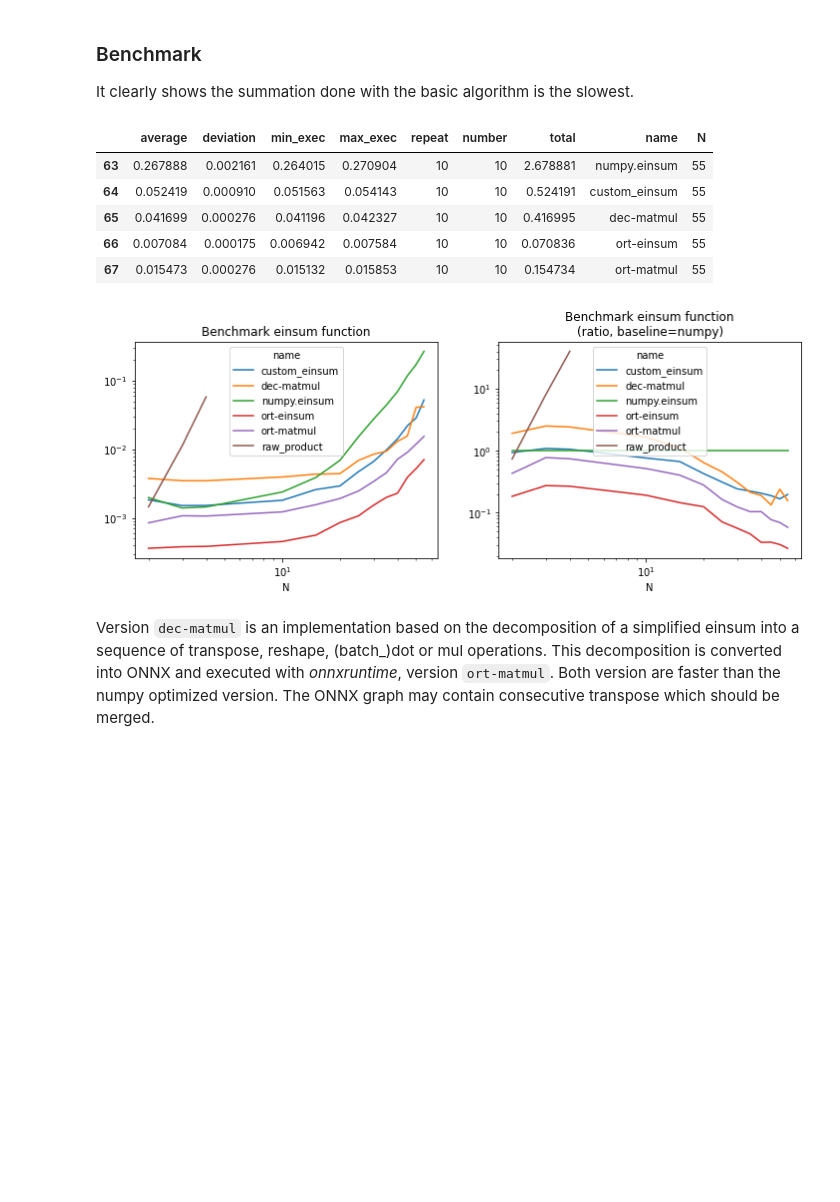
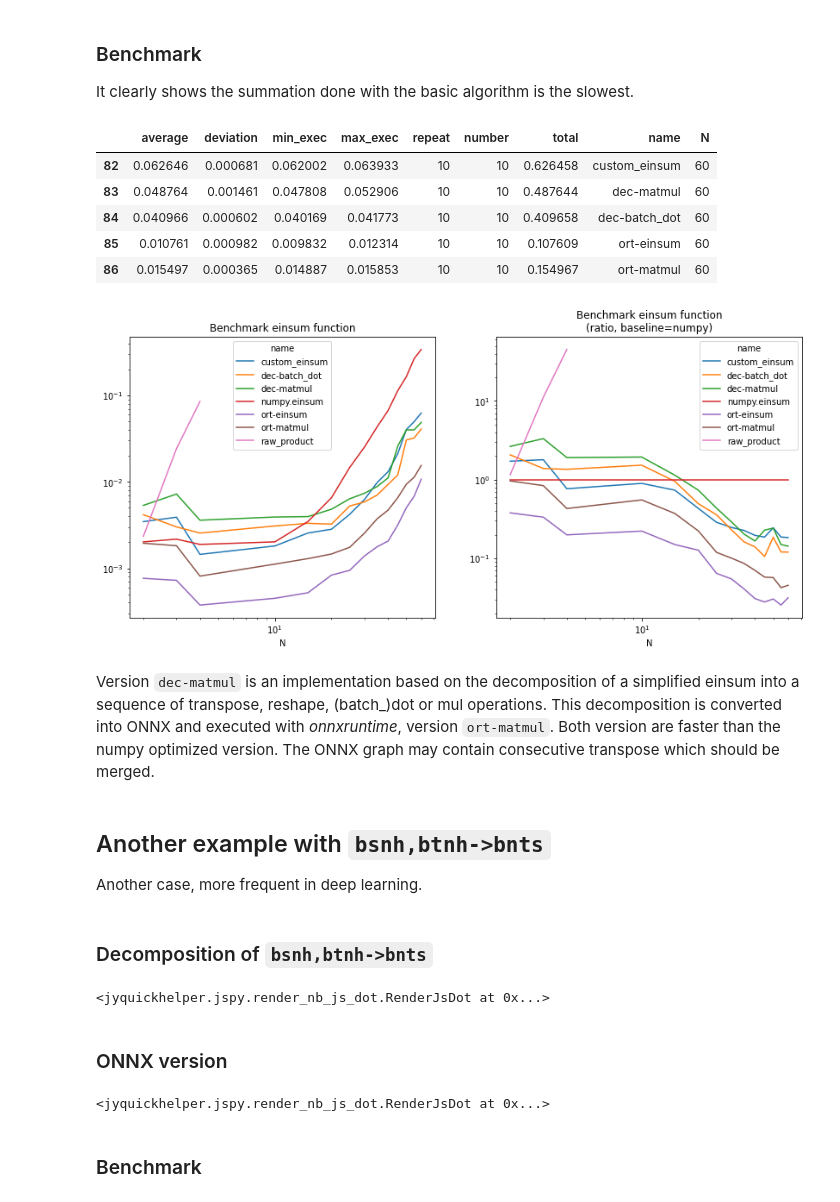
Before and after one commit to sdpython/mlprodict, a Jupyter notebook: _doc/notebooks/einsum_decomposition.ipynb, the cells around one changed output. Saved outputs shown, nothing was run; the diff lists cells and outputs as text; code cells hidden in the pictures; blank space fills up the shorter version.

Commit message:
Minor changes to Einsum decomposition (#259)
* Einsum decomposition
* code coverage

```diff
--- a/_doc/notebooks/einsum_decomposition.ipynb
+++ b/_doc/notebooks/einsum_decomposition.ipynb
@@ -81,8 +81,7 @@ array([[[ 8866198.,  9864696.],
 
 This operator can be used to represent either a multiplication, either a matrix multiplication but it applies only on arrays with the same number of dimensions. It can be broken into multiplication of matrix multiplication.
 # %%
-seq_clean = decompose_einsum_equation("bac,cd,def->ebc", m1.shape, m2.shape, m3.shape,
-                                       strategy='numpy', clean=True)
+seq_clean = decompose_einsum_equation("bac,cd,def->ebc", strategy='numpy', clean=True)
 RenderJsDot(seq_clean.to_dot(size=7))
 # %% [output]
 <jyquickhelper.jspy.render_nb_js_dot.RenderJsDot at 0x...>
@@ -119,7 +118,7 @@ from onnx import helper, numpy_helper
 from onnxruntime import InferenceSession
 
 
-def make_model(equation):
+def make_model1(equation):
     model = helper.make_model(
         opset_imports=[helper.make_operatorsetid('', 13)],
         graph=helper.make_graph(
@@ -136,6 +135,6 @@ def make_model(equation):
     return model
 
 
-model = make_model("bac,cd,def->ebc")
+model = make_model1("bac,cd,def->ebc")
 sess = InferenceSession(model.SerializeToString())
 # %%
@@ -173,26 +174,29 @@ equation = "bac,cd,def->ebc"
 sess = None
 sess2 = None
 seq = None
+seq2 = None
 
 results = []
-for N in tqdm([2, 3, 4, 10, 15, 20, 25, 30, 35, 40, 45, 50, 55]):
+for N in tqdm([2, 3, 4, 10, 15, 20, 25, 30, 35, 40, 45, 50, 55, 60]):
     m1 = numpy.random.randn(N, N, N)
     m2 = numpy.random.randn(N, N)
     m3 = numpy.random.randn(N, N, N)
 
     if seq is None:
-        seq = decompose_einsum_equation(
-            equation, m1.shape, m2.shape, m3.shape, clean=True)
+        seq = decompose_einsum_equation(equation, clean=True)
+    if seq2 is None:
+        seq2 = decompose_einsum_equation(equation, clean=True, strategy='numpy')
     if sess is None:
-        model = make_model(equation)
+        model = make_model1(equation)
         sess = InferenceSession(model.SerializeToString())
     if sess2 is None:
-        onx = seq_clean.to_onnx("Y", "X1", "X2", "X3", dtype=numpy.float32)
+        onx = seq2.to_onnx("Y", "X1", "X2", "X3", dtype=numpy.float32)
         sess2 = InferenceSession(onx.SerializeToString())
 
     res = measure_time(lambda x: numpy.einsum(equation, *x, optimize=True),
                        [m1, m2, m3],
                        repeat=10, number=10)
+
     res['name'] = "numpy.einsum"
     res["N"] = N
     results.append(res)
@@ -208,6 +212,7 @@ for N in tqdm([2, 3, 4, 10, 15, 20, 25, 30, 35, 40, 45, 50, 55]):
     res = measure_time(lambda x: apply_einsum_sequence(seq, *x),
                        [m1, m2, m3],
                        repeat=10, number=10)
+
     res['name'] = "custom_einsum"
     res["N"] = N
     results.append(res)
@@ -216,6 +221,13 @@ for N in tqdm([2, 3, 4, 10, 15, 20, 25, 30, 35, 40, 45, 50, 55]):
                        [m1, m2, m3],
                        repeat=10, number=10)
     res['name'] = "dec-matmul"
+    res["N"] = N
+    results.append(res)
+
+    res = measure_time(lambda x: apply_einsum_sequence(seq2, *x, matmul_impl="pyf"),
+                       [m1, m2, m3],
+                       repeat=10, number=10)
+    res['name'] = "dec-batch_dot"
     res["N"] = N
     results.append(res)
 
@@ -240,26 +252,46 @@ df = DataFrame(results)
 df.tail()
 # %% [output]
 |  | average | deviation | min_exec | max_exec | repeat | number | total | name | N |
-| 63 | 0.267888 | 0.002161 | 0.264015 | 0.270904 | 10 | 10 | 2.678881 | numpy.einsum | 55 |
-| 64 | 0.052419 | 0.000910 | 0.051563 | 0.054143 | 10 | 10 | 0.524191 | custom_einsum | 55 |
-| 65 | 0.041699 | 0.000276 | 0.041196 | 0.042327 | 10 | 10 | 0.416995 | dec-matmul | 55 |
-| 66 | 0.007084 | 0.000175 | 0.006942 | 0.007584 | 10 | 10 | 0.070836 | ort-einsum | 55 |
-| 67 | 0.015473 | 0.000276 | 0.015132 | 0.015853 | 10 | 10 | 0.154734 | ort-matmul | 55 |
+| 82 | 0.062646 | 0.000681 | 0.062002 | 0.063933 | 10 | 10 | 0.626458 | custom_einsum | 60 |
+| 83 | 0.048764 | 0.001461 | 0.047808 | 0.052906 | 10 | 10 | 0.487644 | dec-matmul | 60 |
+| 84 | 0.040966 | 0.000602 | 0.040169 | 0.041773 | 10 | 10 | 0.409658 | dec-batch_dot | 60 |
+| 85 | 0.010761 | 0.000982 | 0.009832 | 0.012314 | 10 | 10 | 0.107609 | ort-einsum | 60 |
+| 86 | 0.015497 | 0.000365 | 0.014887 | 0.015853 | 10 | 10 | 0.154967 | ort-matmul | 60 |
 # %%
 import matplotlib.pyplot as plt
 
 piv = df.pivot("N", "name", "average")
 piv2 = piv.copy()
 np = piv["numpy.einsum"]
 for c in piv2.columns:
     piv2[c] /= np
 
-fig, ax = plt.subplots(1, 2, figsize=(12, 4))
+fig, ax = plt.subplots(1, 2, figsize=(14, 6))
 piv.plot(logy=True, logx=True, ax=ax[0])
 ax[0].set_title("Benchmark einsum function")
 piv2.plot(logy=True, logx=True, ax=ax[1])
 ax[1].set_title("Benchmark einsum function\n(ratio, baseline=numpy)");
 # %% [output]
-[figure, old version]
+[figure, new version]
 # %% [markdown]
 Version `dec-matmul` is an implementation based on the decomposition of a simplified einsum into a sequence of transpose, reshape, (batch_)dot or mul operations. This decomposition is converted into ONNX and executed with *onnxruntime*, version `ort-matmul`. Both version are faster than the numpy optimized version. The ONNX graph may contain consecutive transpose which should be merged.
+# %% [markdown]
+## Another example with `bsnh,btnh->bnts`
+
+Another case, more frequent in deep learning.
+# %% [markdown]
+### Decomposition of `bsnh,btnh->bnts`
+# %%
+seq2 = decompose_einsum_equation("bsnh,btnh->bnts", strategy='numpy', clean=True)
+RenderJsDot(seq_clean.to_dot(size=7))
+# %% [output]
+<jyquickhelper.jspy.render_nb_js_dot.RenderJsDot at 0x...>
+# %% [markdown]
+### ONNX version
+# %%
+onx2 = seq2.to_onnx("Y", "X1", "X2", dtype=numpy.float32)
+%onnxview onx2
+# %% [output]
+<jyquickhelper.jspy.render_nb_js_dot.RenderJsDot at 0x...>
+# %% [markdown]
+### Benchmark
```
Also changed, not shown: parts of 14 cells of this notebook, 13 other files.
